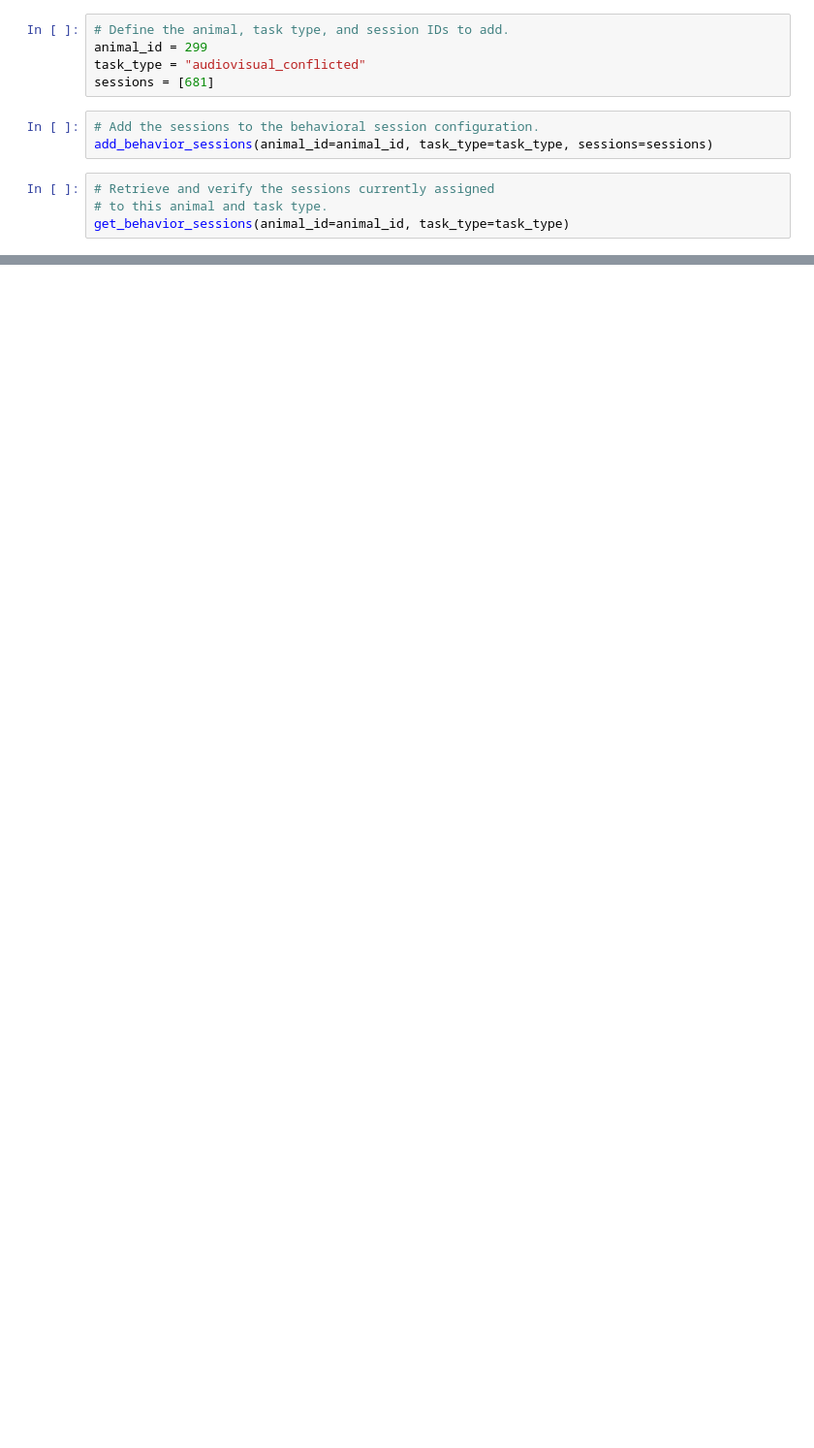
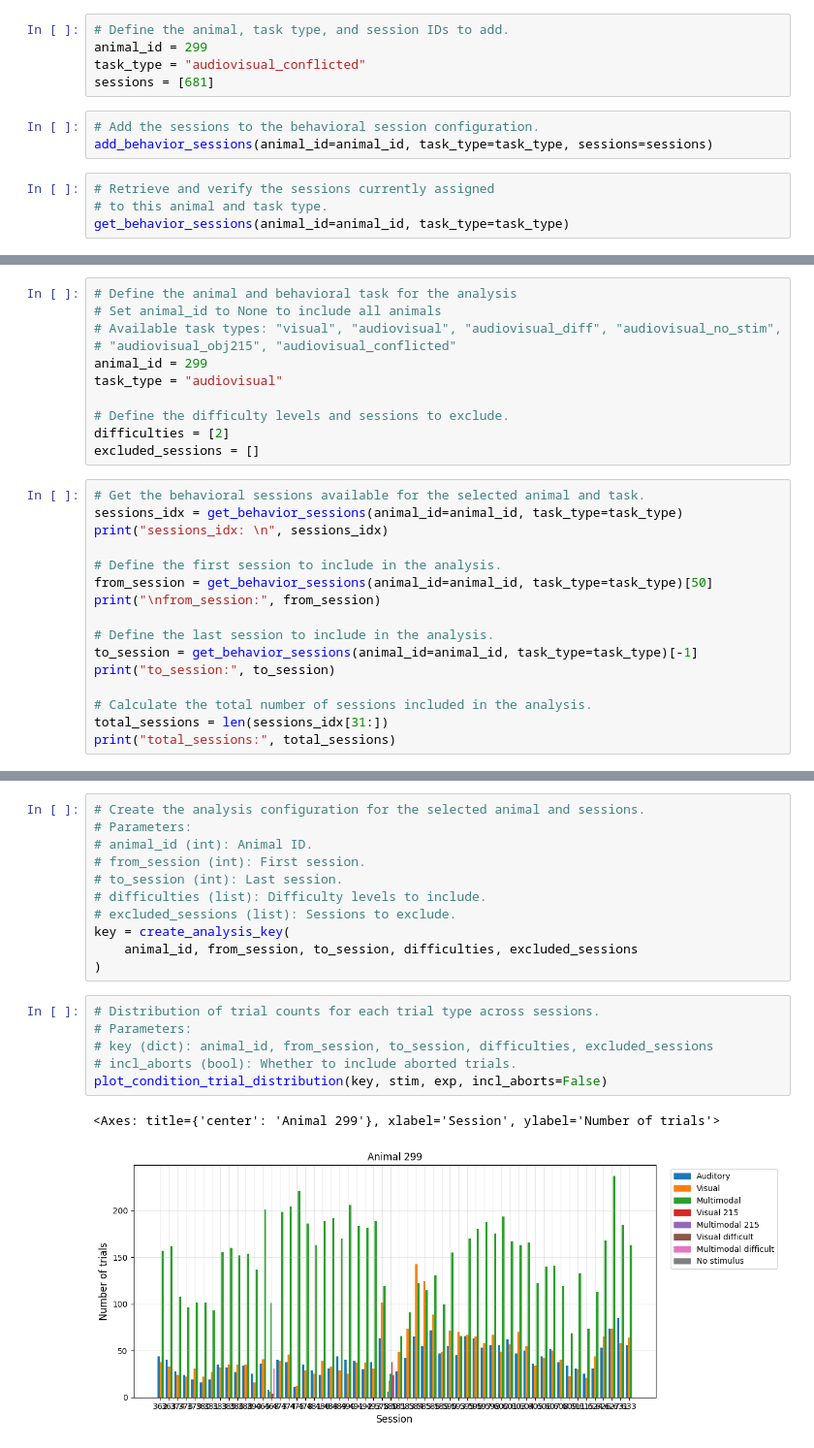
Before and after one commit to GratsakisA/multimodal_analysis, a Jupyter notebook: notebooks/00_behavioral_sessions.ipynb, the cells around one changed output, grey strips where cells are left out. Shown at 97% size. Cells and saved outputs as stored; diff of their text form; blank space fills up the shorter version.

Commit message:
fix: resolve object trial distribution issue and update notebook

```diff
--- a/notebooks/00_behavioral_sessions.ipynb
+++ b/notebooks/00_behavioral_sessions.ipynb
@@ -30,0 +65,27 @@ remove_behavior_sessions(animal_id=328, task_type="audiovisual_diff", sessions=[
+# %%
+# Define the animal and behavioral task for the analysis
+# Set animal_id to None to include all animals
+# Available task types: "visual", "audiovisual", "audiovisual_diff", "audiovisual_no_stim",
+# "audiovisual_obj215", "audiovisual_conflicted"
+animal_id = 299
+task_type = "audiovisual"
+
+# Define the difficulty levels and sessions to exclude.
+difficulties = [2]
+excluded_sessions = []
+# %%
+# Get the behavioral sessions available for the selected animal and task.
+sessions_idx = get_behavior_sessions(animal_id=animal_id, task_type=task_type)
+print("sessions_idx: \n", sessions_idx)
+
+# Define the first session to include in the analysis.
+from_session = get_behavior_sessions(animal_id=animal_id, task_type=task_type)[50]
+print("\nfrom_session:", from_session)
+
+# Define the last session to include in the analysis.
+to_session = get_behavior_sessions(animal_id=animal_id, task_type=task_type)[-1]
+print("to_session:", to_session)
+
+# Calculate the total number of sessions included in the analysis.
+total_sessions = len(sessions_idx[31:])
+print("total_sessions:", total_sessions)
@@ -30,0 +99,20 @@ remove_behavior_sessions(animal_id=328, task_type="audiovisual_diff", sessions=[
+# %%
+# Create the analysis configuration for the selected animal and sessions.
+# Parameters:
+# animal_id (int): Animal ID.
+# from_session (int): First session.
+# to_session (int): Last session.
+# difficulties (list): Difficulty levels to include.
+# excluded_sessions (list): Sessions to exclude.
+key = create_analysis_key(
+    animal_id, from_session, to_session, difficulties, excluded_sessions
+)
+# %%
+# Distribution of trial counts for each trial type across sessions.
+# Parameters:
+# key (dict): animal_id, from_session, to_session, difficulties, excluded_sessions
+# incl_aborts (bool): Whether to include aborted trials.
+plot_condition_trial_distribution(key, stim, exp, incl_aborts=False)
+# %% [output]
+<Axes: title={'center': 'Animal 299'}, xlabel='Session', ylabel='Number of trials'>
+[figure, added]
```
Also changed, not shown: parts of 9 cells of this notebook, 2 other files.
